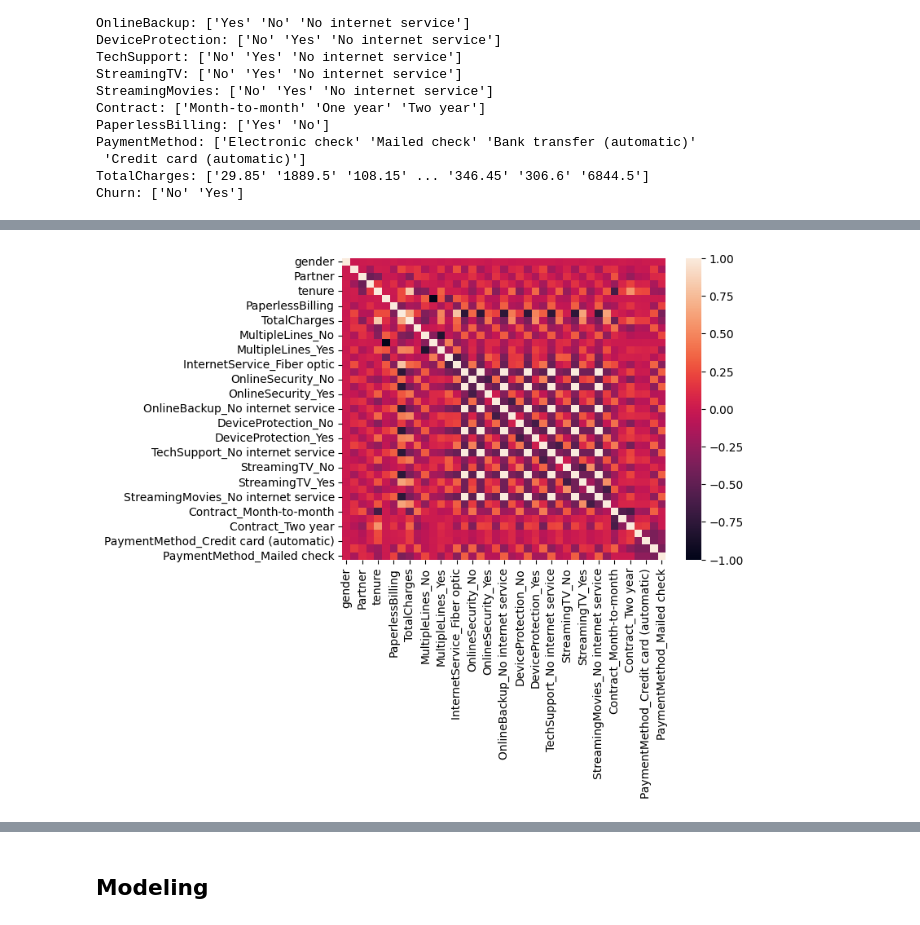
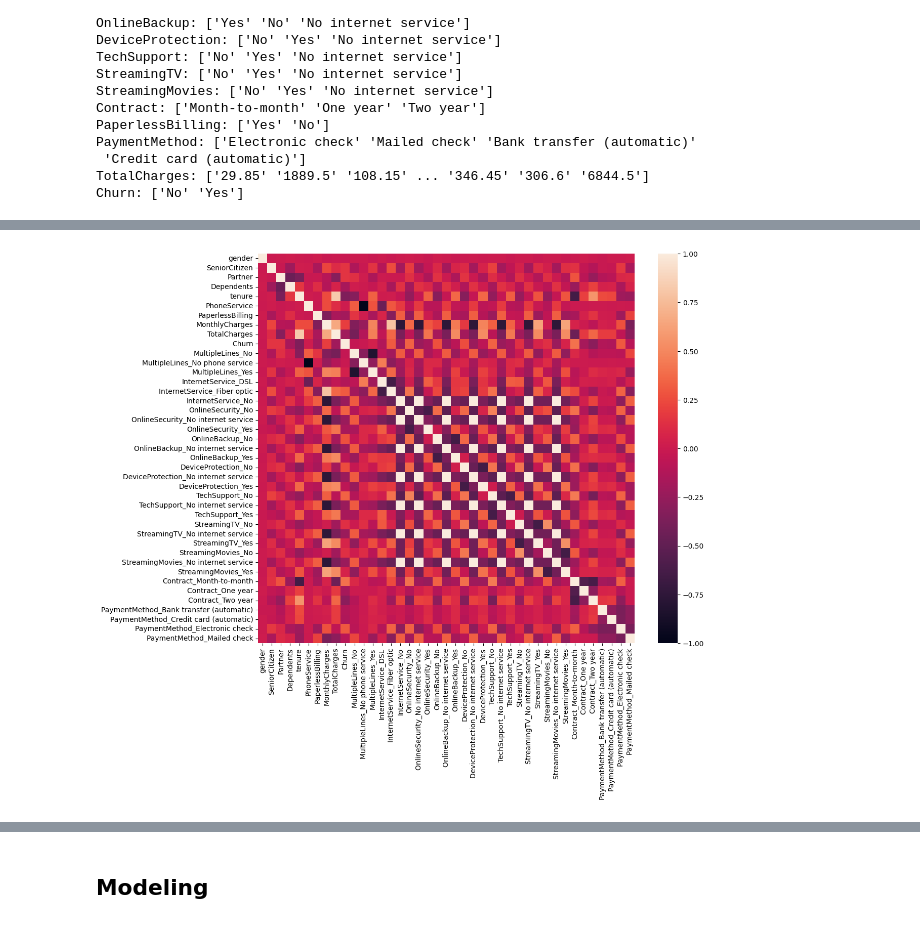
Before and after one commit to auto-d/linear-interp, a Jupyter notebook: linear-interp.ipynb, the cells around one changed output, grey strips where cells are left out. Cells and saved outputs as stored; diff of their text form; code cells hidden in the pictures.

```diff
--- a/linear-interp.ipynb
+++ b/linear-interp.ipynb
@@ -205,4 +206,4 @@ df = onehot_encode(df, 'PaymentMethod')
 df.TotalCharges = df.TotalCharges.apply(lambda x: 0 if x==' ' else x)
 df.TotalCharges = df.TotalCharges.astype(float)
 # %%
-df.corr()
+cm = df.corr()
@@ -228,4 +210,5 @@ df.corr()
 # %%
-_ = sns.heatmap(df.corr())
+plt.figure(figsize=(12, 10))
+_ = sns.heatmap(cm)
 # %% [output]
-[figure, old version]
+[figure, new version]
```
Also changed, not shown: parts of 9 cells of this notebook.
